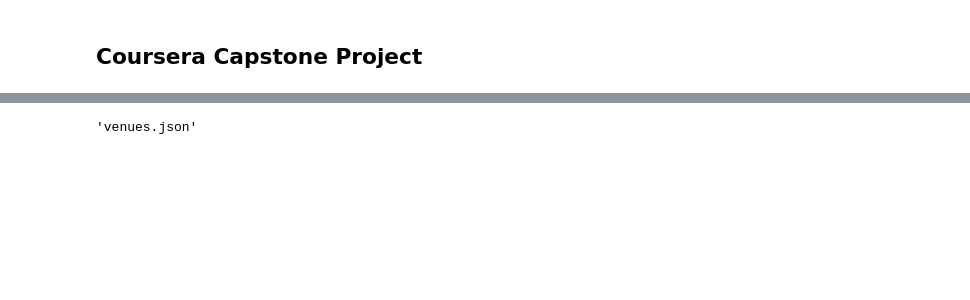
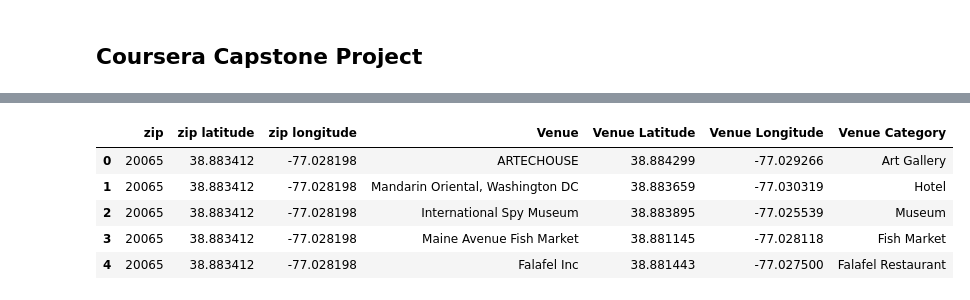
Before and after one commit to mpamal/Coursera_Capstone, a Jupyter notebook: Coursera_Capstone.ipynb, the cells around one changed output, grey strips where cells are left out. Saved outputs shown, nothing was run; the diff lists cells and outputs as text; code cells hidden in the pictures; blank space fills up the shorter version.

Commit message:
Added zip code data

```diff
--- a/Coursera_Capstone.ipynb
+++ b/Coursera_Capstone.ipynb
@@ -5,0 +3,20 @@ import numpy as np
+# %%
+import numpy as np
+import pandas as pd
+pd.set_option('display.max_columns', None)
+pd.set_option('display.max_rows', None)
+
+import json
+
+# Matplotlib and associated plotting modules
+# import matplotlib.cm as cm
+# import matplotlib.colors as colors
+
+# import k-means from clustering stage
+from sklearn.cluster import KMeans
+
+# import wget
+import requests
+import folium # map rendering library
+from geopy.geocoders import Nominatim # convert an address into latitude and longitude values
+print('Libraries imported.')
@@ -36,5 +79,0 @@ Successfully installed wget-3.2
-# %%
-import wget
-wget.download(url, "venues.json")
-# %% [output]
-'venues.json'
@@ -40,0 +120,14 @@ wget.download(url, "venues.json")
+# %%
+# Read from Foursquare and write this data to CSV for later reload so that we don't run into quota limits of FourSquare APIs
+# venuesDf = getNearbyVenues(zipcodesDf["zip"], zipcodesDf["lat"], zipcodesDf["long"])
+# venuesDf.to_csv("foursquare_data.csv")
+
+# venuesDf = pd.read_csv("foursquare_data.csv")
+venuesDf.head()
+# %% [output]
+|  | zip | zip latitude | zip longitude | Venue | Venue Latitude | Venue Longitude | Venue Category |
+| 0 | 20065 | 38.883412 | -77.028198 | ARTECHOUSE | 38.884299 | -77.029266 | Art Gallery |
+| 1 | 20065 | 38.883412 | -77.028198 | Mandarin Oriental, Washington DC | 38.883659 | -77.030319 | Hotel |
+| 2 | 20065 | 38.883412 | -77.028198 | International Spy Museum | 38.883895 | -77.025539 | Museum |
+| 3 | 20065 | 38.883412 | -77.028198 | Maine Avenue Fish Market | 38.881145 | -77.028118 | Fish Market |
+| 4 | 20065 | 38.883412 | -77.028198 | Falafel Inc | 38.881443 | -77.027500 | Falafel Restaurant |
```
Also changed, not shown: parts of 24 cells of this notebook, 2 other files.
